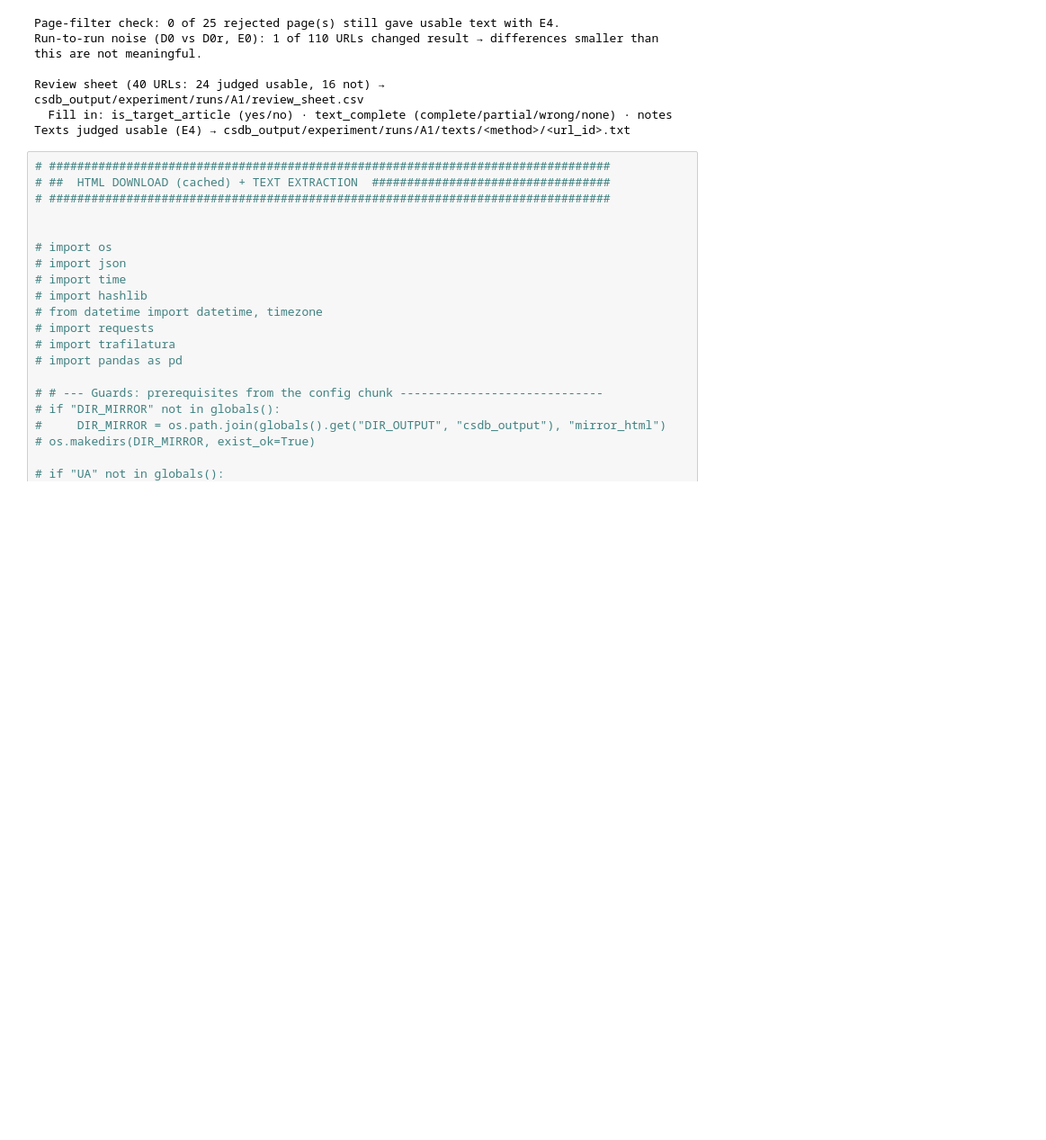
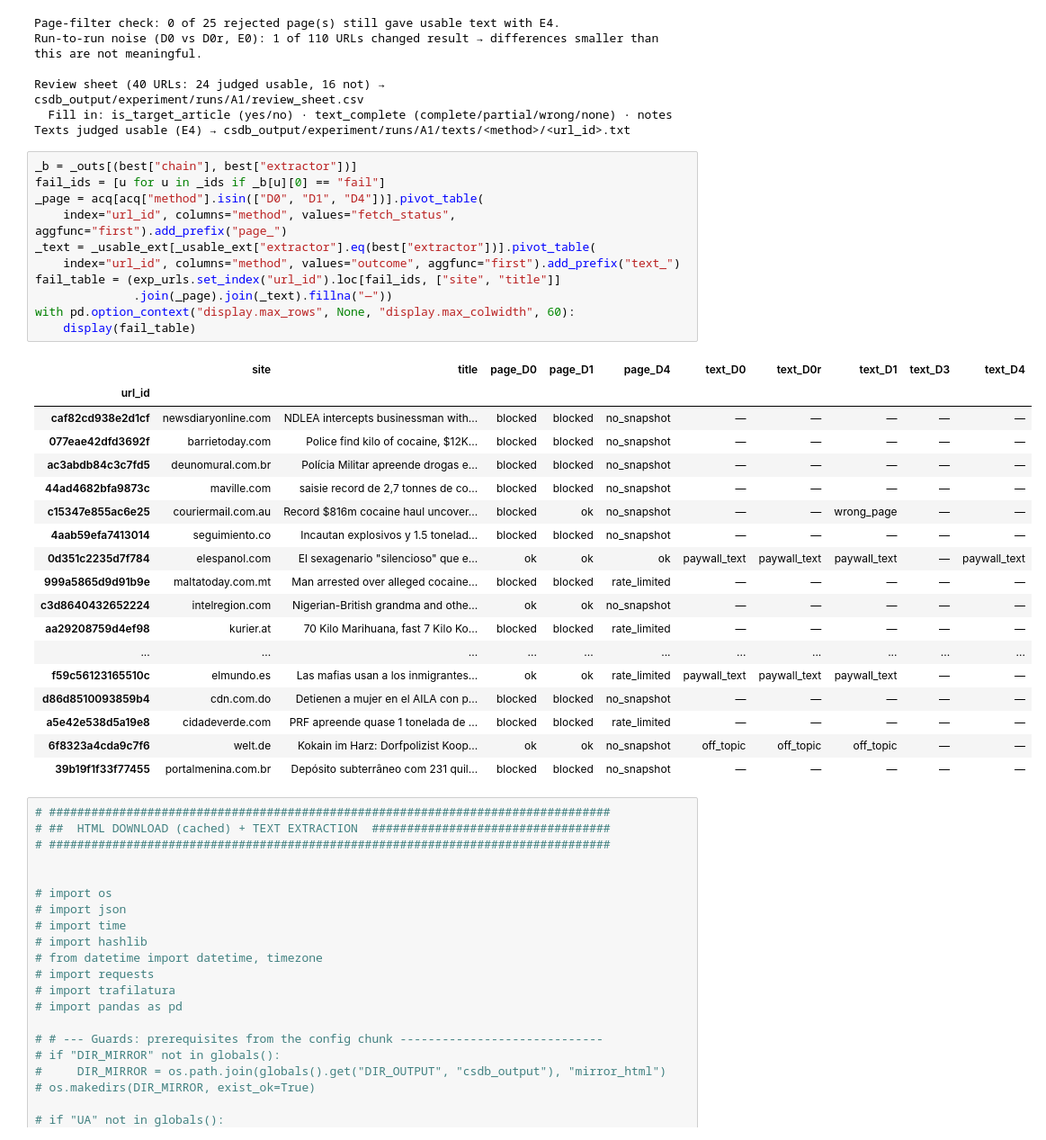
Before and after one commit to FelipeVillota/db-check, a Jupyter notebook: C17H21NO4/2025/0B-gastroic.ipynb, the cells around one changed output. Shown at 90% size. Saved outputs shown, nothing was run; the diff lists cells and outputs as text; blank space fills up the shorter version.

```diff
--- a/C17H21NO4/2025/0B-gastroic.ipynb
+++ b/C17H21NO4/2025/0B-gastroic.ipynb
@@ -2729,6 +2729,36 @@ Run-to-run noise (D0 vs D0r, E0): 1 of 110 URLs changed result → differences s
 Review sheet (40 URLs: 24 judged usable, 16 not) → csdb_output/experiment/runs/A1/review_sheet.csv
   Fill in: is_target_article (yes/no) · text_complete (complete/partial/wrong/none) · notes
 Texts judged usable (E4) → csdb_output/experiment/runs/A1/texts/<method>/<url_id>.txt
+# %%
+_b = _outs[(best["chain"], best["extractor"])]
+fail_ids = [u for u in _ids if _b[u][0] == "fail"]
+_page = acq[acq["method"].isin(["D0", "D1", "D4"])].pivot_table(
+    index="url_id", columns="method", values="fetch_status", aggfunc="first").add_prefix("page_")
+_text = _usable_ext[_usable_ext["extractor"].eq(best["extractor"])].pivot_table(
+    index="url_id", columns="method", values="outcome", aggfunc="first").add_prefix("text_")
+fail_table = (exp_urls.set_index("url_id").loc[fail_ids, ["site", "title"]]
+              .join(_page).join(_text).fillna("—"))
+with pd.option_context("display.max_rows", None, "display.max_colwidth", 60):
+    display(fail_table)
+# %% [output]
+|  | site | title | page_D0 | page_D1 | page_D4 | text_D0 | text_D0r | text_D1 | text_D3 | text_D4 |
+| url_id |  |  |  |  |  |  |  |  |  |  |
+| caf82cd938e2d1cf | newsdiaryonline.com | NDLEA intercepts businessman with... | blocked | blocked | no_snapshot | — | — | — | — | — |
+| 077eae42dfd3692f | barrietoday.com | Police find kilo of cocaine, $12K... | blocked | blocked | no_snapshot | — | — | — | — | — |
+| ac3abdb84c3c7fd5 | deunomural.com.br | Polícia Militar apreende drogas e... | blocked | blocked | no_snapshot | — | — | — | — | — |
+| 44ad4682bfa9873c | maville.com | saisie record de 2,7 tonnes de co... | blocked | blocked | no_snapshot | — | — | — | — | — |
+| c15347e855ac6e25 | couriermail.com.au | Record $816m cocaine haul uncover... | blocked | ok | no_snapshot | — | — | wrong_page | — | — |
+| 4aab59efa7413014 | seguimiento.co | Incautan explosivos y 1.5 tonelad... | blocked | blocked | no_snapshot | — | — | — | — | — |
+| 0d351c2235d7f784 | elespanol.com | El sexagenario "silencioso" que e... | ok | ok | ok | paywall_text | paywall_text | paywall_text | — | paywall_text |
+| 999a5865d9d91b9e | maltatoday.com.mt | Man arrested over alleged cocaine... | blocked | blocked | rate_limited | — | — | — | — | — |
+| c3d8640432652224 | intelregion.com | Nigerian-British grandma and othe... | ok | ok | no_snapshot | — | — | — | — | — |
+| aa29208759d4ef98 | kurier.at | 70 Kilo Marihuana, fast 7 Kilo Ko... | blocked | blocked | rate_limited | — | — | — | — | — |
+| ... | ... | ... | ... | ... | ... | ... | ... | ... | ... | ... |
+| f59c56123165510c | elmundo.es | Las mafias usan a los inmigrantes... | ok | ok | rate_limited | paywall_text | paywall_text | paywall_text | — | — |
+| d86d8510093859b4 | cdn.com.do | Detienen a mujer en el AILA con p... | blocked | blocked | no_snapshot | — | — | — | — | — |
+| a5e42e538d5a19e8 | cidadeverde.com | PRF apreende quase 1 tonelada de ... | blocked | blocked | rate_limited | — | — | — | — | — |
+| 6f8323a4cda9c7f6 | welt.de | Kokain im Harz: Dorfpolizist Koop... | ok | ok | no_snapshot | off_topic | off_topic | off_topic | — | — |
+| 39b19f1f33f77455 | portalmenina.com.br | Depósito subterrâneo com 231 quil... | blocked | blocked | no_snapshot | — | — | — | — | — |
 # %%
 # ################################################################################
 # ##  HTML DOWNLOAD (cached) + TEXT EXTRACTION  ##################################
```
Also changed, not shown: 2 other files.
